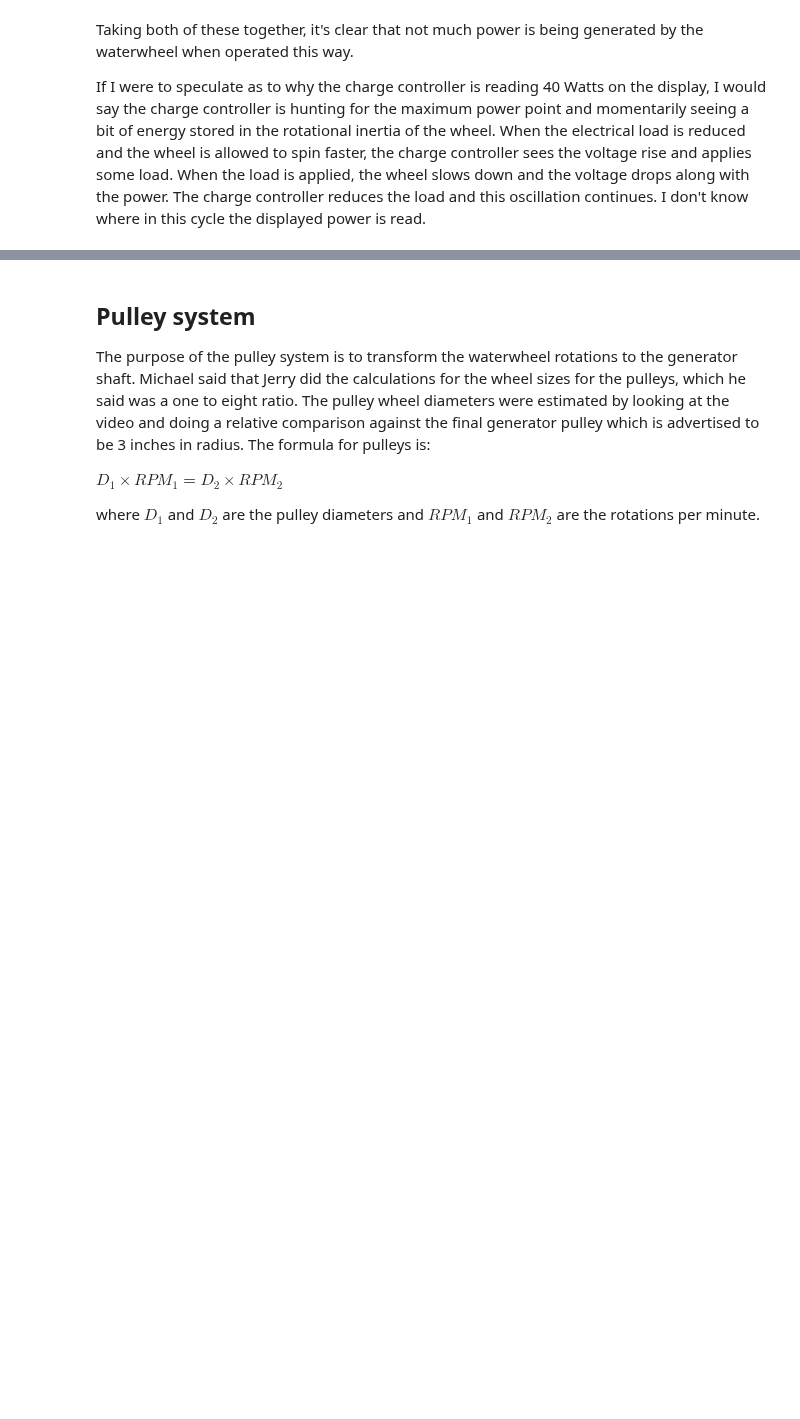
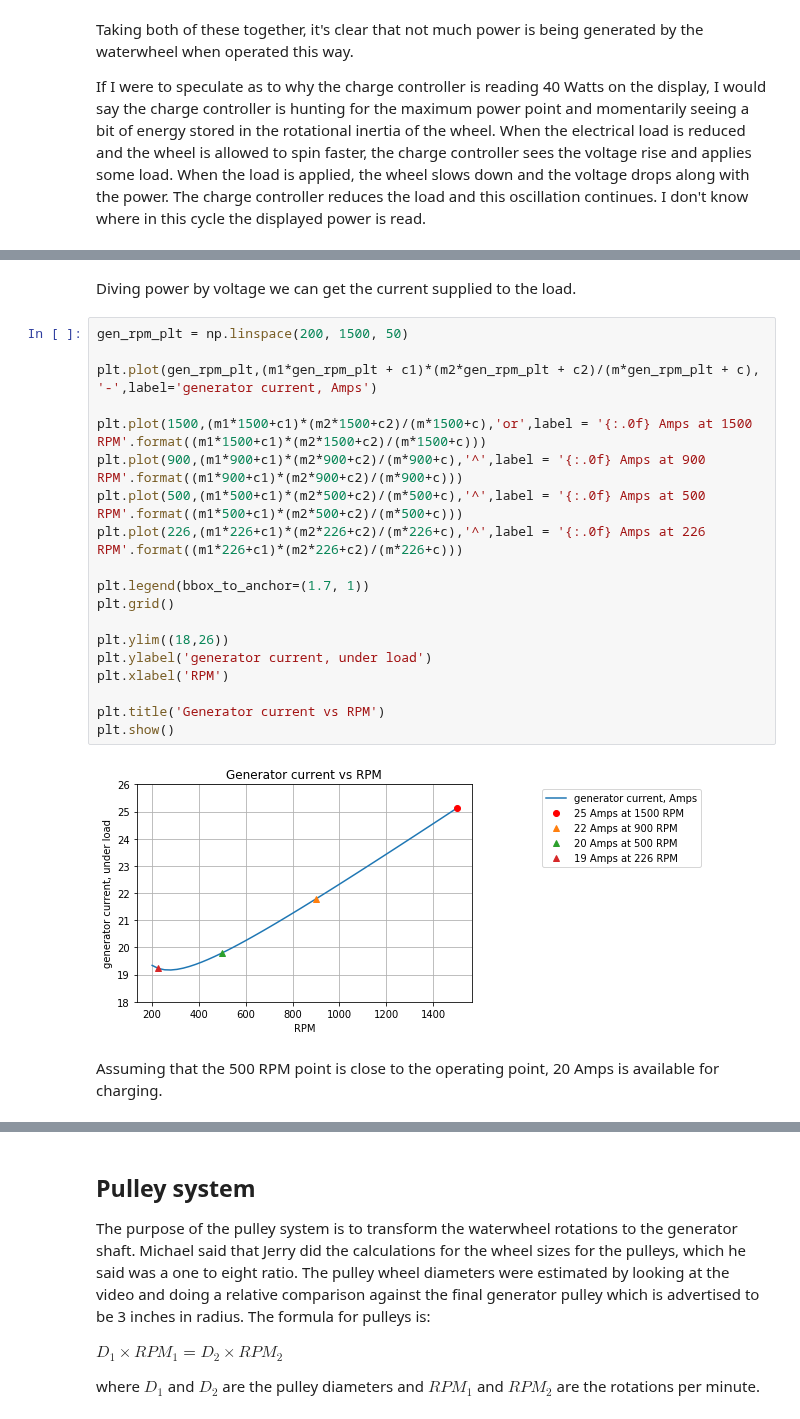
Before and after one commit to Tiburonboy/EE_jupyter_notebooks, a Jupyter notebook: Overshot waterwheel hydroelectric power system analysis/Overshot waterwheel hydroelectric power system analysis.ipynb, the cells around one changed output, grey strips where cells are left out. Drawn from its saved outputs; the diff is of its cells as text; blank space fills up the shorter version.

```diff
--- a/Overshot waterwheel hydroelectric power system analysis/Overshot waterwheel hydroelectric power system analysis.ipynb
+++ b/Overshot waterwheel hydroelectric power system analysis/Overshot waterwheel hydroelectric power system analysis.ipynb
@@ -597 +588,26 @@ The torque on the generator shaft can be calculated from the power, 300 Watts an
+# %% [markdown]
+Diving  power by voltage we can get the current supplied to the load.
+# %%
+gen_rpm_plt = np.linspace(200, 1500, 50)
+
+plt.plot(gen_rpm_plt,(m1*gen_rpm_plt + c1)*(m2*gen_rpm_plt + c2)/(m*gen_rpm_plt + c), '-',label='generator current, Amps')
+
+plt.plot(1500,(m1*1500+c1)*(m2*1500+c2)/(m*1500+c),'or',label = '{:.0f} Amps at 1500 RPM'.format((m1*1500+c1)*(m2*1500+c2)/(m*1500+c)))
+plt.plot(900,(m1*900+c1)*(m2*900+c2)/(m*900+c),'^',label = '{:.0f} Amps at 900 RPM'.format((m1*900+c1)*(m2*900+c2)/(m*900+c)))
+plt.plot(500,(m1*500+c1)*(m2*500+c2)/(m*500+c),'^',label = '{:.0f} Amps at 500 RPM'.format((m1*500+c1)*(m2*500+c2)/(m*500+c)))
+plt.plot(226,(m1*226+c1)*(m2*226+c2)/(m*226+c),'^',label = '{:.0f} Amps at 226 RPM'.format((m1*226+c1)*(m2*226+c2)/(m*226+c)))
+
+plt.legend(bbox_to_anchor=(1.7, 1))
+plt.grid()
+
+plt.ylim((18,26))
+plt.ylabel('generator current, under load')
+plt.xlabel('RPM')
+
+plt.title('Generator current vs RPM')
+plt.show()
+# %% [output]
+[figure, added]
+# %% [markdown]
+Assuming that the 500 RPM point is close to the operating point, 20 Amps is available for charging.
 # %%
```
Also changed, not shown: parts of 24 cells of this notebook.
